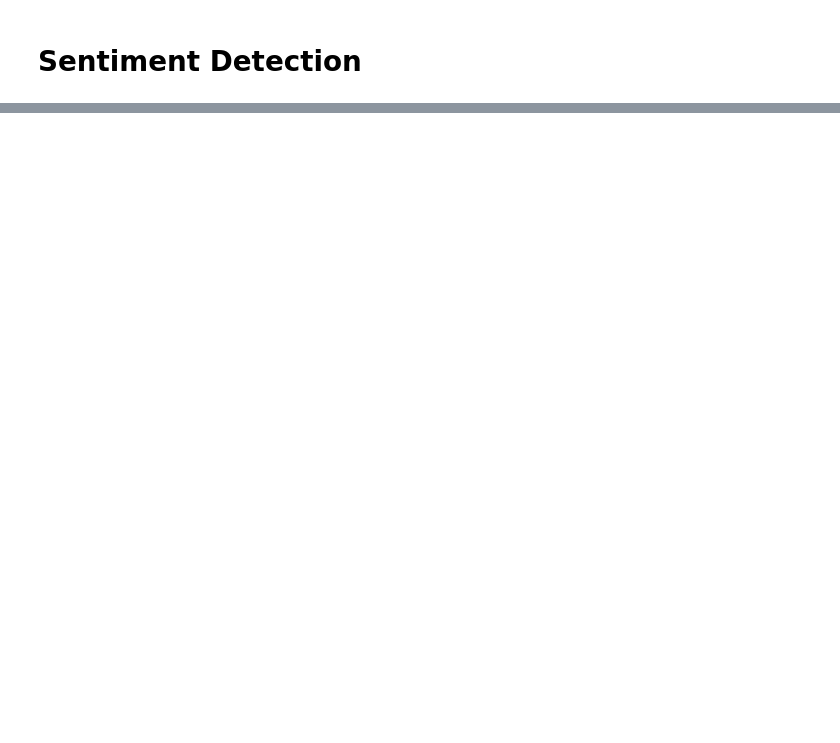
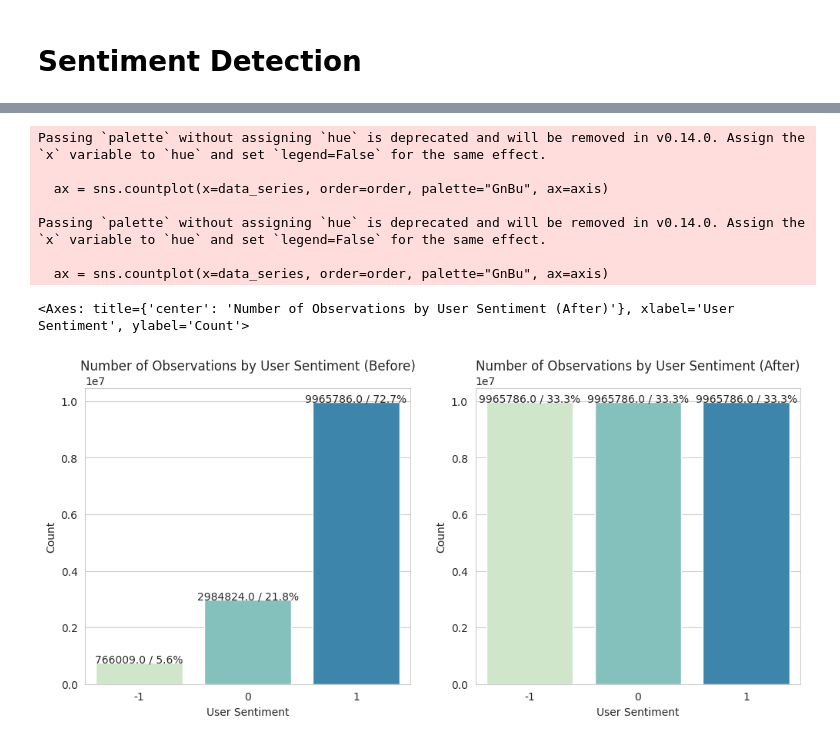
Before and after one commit to learninq/Master-Thesis-Sentiment-Analysis, a Jupyter notebook: 01.sentiment_analysis_dev.ipynb, the cells around one changed output, grey strips where cells are left out. Drawn from its saved outputs; the diff is of its cells as text; code cells hidden in the pictures; blank space fills up the shorter version.

```diff
--- a/01.sentiment_analysis_dev.ipynb
+++ b/01.sentiment_analysis_dev.ipynb
@@ -728,0 +803,3 @@ df.head(20)
+# %%
+# Split data into train and test sets
+X_train, X_test, y_train, y_test = train_test_split(X, y, train_size=0.7, test_size = 0.3, random_state=100)
@@ -728,0 +821,8 @@ df.head(20)
+# %%
+# Function: handle imbalanced classes problem
+def border_smote(X, y):
+    k_neighbors = math.ceil(sum(y[y == 1]) * 0.01)
+    m_neighbors = math.ceil(sum(y[y == 1]) * 0.01)
+    print(sum(y[y == 1]), k_neighbors, m_neighbors)
+    bordersmote = BorderlineSMOTE(sampling_strategy="not majority", k_neighbors=k_neighbors, m_neighbors=m_neighbors, random_state=100)
+    return bordersmote.fit_resample(X, y)
@@ -728,0 +862,7 @@ df.head(20)
+# %%
+# Create backup
+X_train_backup = X_train.copy()
+y_train_backup = y_train.copy()
+# %%
+%%time
+X_train_merged, y_train_merged = test_border_smote(X_train, y_train, page_size=10_000)
@@ -728,0 +941,34 @@ df.head(20)
+# %%
+fig, axis = plt.subplots(nrows=1, ncols=2)
+fig.set_size_inches(12, 5)
+sns.set_style("whitegrid")
+
+categorical_countplot(
+    data_series=y_train_backup,
+    title="Number of Observations by User Sentiment (Before)",
+    xlabel="User Sentiment",
+    ylabel="Count",
+    metric_type="both",
+    display_metric_margin=100,
+    axis=axis[0]
+)
+
+categorical_countplot(
+    data_series=y_train_merged,
+    title="Number of Observations by User Sentiment (After)",
+    xlabel="User Sentiment",
+    ylabel="Count",
+    metric_type="both",
+    display_metric_margin=100,
+    axis=axis[1]
+)
+# %% [output]
+Passing `palette` without assigning `hue` is deprecated and will be removed in v0.14.0. Assign the `x` variable to `hue` and set `legend=False` for the same effect.
+
+  ax = sns.countplot(x=data_series, order=order, palette="GnBu", ax=axis)
+
+Passing `palette` without assigning `hue` is deprecated and will be removed in v0.14.0. Assign the `x` variable to `hue` and set `legend=False` for the same effect.
+
+  ax = sns.countplot(x=data_series, order=order, palette="GnBu", ax=axis)
+<Axes: title={'center': 'Number of Observations by User Sentiment (After)'}, xlabel='User Sentiment', ylabel='Count'>
+[figure, added]
```
Also changed, not shown: parts of 33 cells of this notebook.
